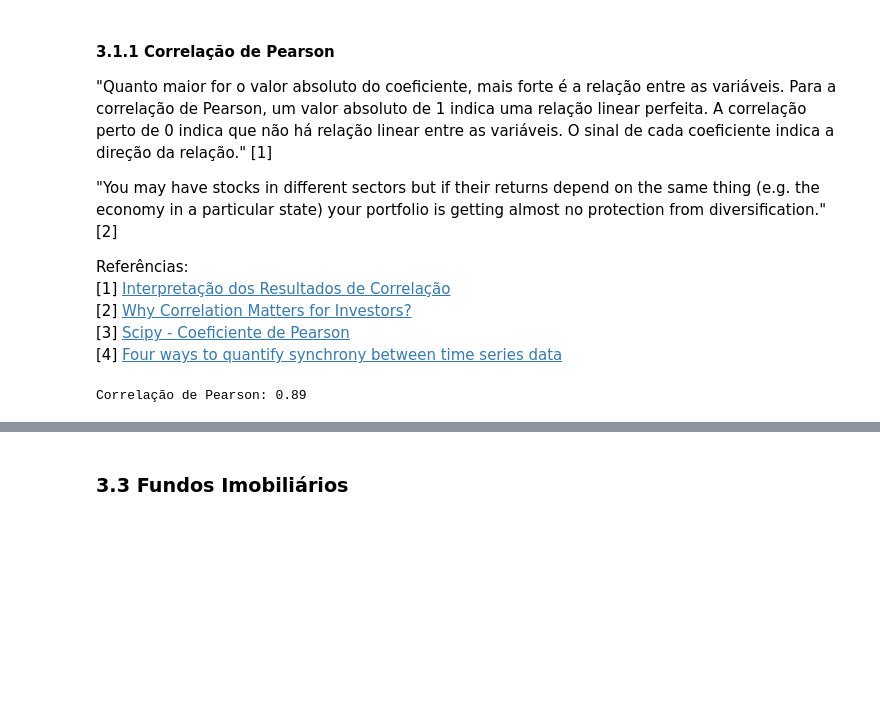
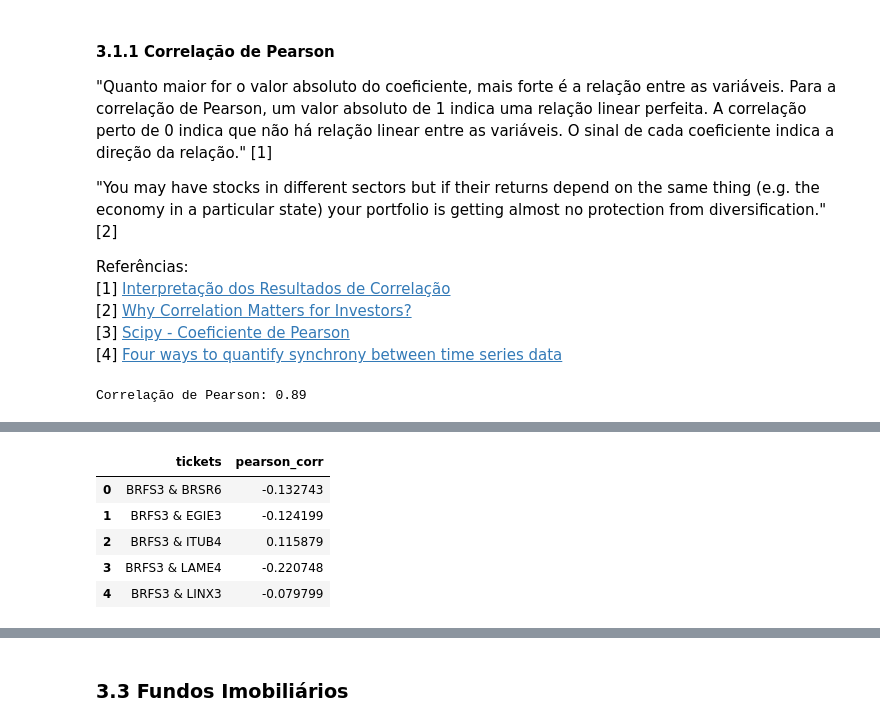
Before and after one commit to mso13/DataAnalysis-Ibovespa, a Jupyter notebook: src/Ibovespa Stocks Analysis.ipynb, the cells around one changed output, grey strips where cells are left out. Saved outputs shown, nothing was run; the diff lists cells and outputs as text; code cells hidden in the pictures; blank space fills up the shorter version.

```diff
--- a/src/Ibovespa Stocks Analysis.ipynb
+++ b/src/Ibovespa Stocks Analysis.ipynb
@@ -153,0 +207,35 @@ mglu3_19.head(4)
+# %%
+tickets_list = ['BRFS3', 'BRSR6', 'EGIE3', 'ITUB4', 'LAME4', 'LINX3', 'MGLU3', 'PETR4', 'USIM5', 'VALE3', 'VLID3', 'WEGE3']
+# %%
+corr_df = pd.DataFrame(columns=['tickets', 'pearson_corr'])
+
+for ticket in tickets_list:
+    for ticket2 in tickets_list:
+
+        if ticket != ticket2:
+
+            t1 = cotacao_da_empresa(ticket, '2017-01-01')
+            t2 = cotacao_da_empresa(ticket2, '2017-01-01')
+
+            r, p = stats.pearsonr(t1.dropna()['close'], t2.dropna()['close'])
+
+            #print ('Correlação entre {} e {}: {:.2f}'.format(ticket, ticket2, r))
+
+            tickets = [ticket, ticket2]
+            tickets.sort()
+
+            new_tickets = '{} & {}'.format(tickets[0], tickets[1])
+
+            if new_tickets not in corr_df['tickets'].values:
+
+                t_series = pd.Series([new_tickets, r], index = corr_df.columns)
+                corr_df = corr_df.append(t_series, ignore_index=True)
+# %%
+corr_df.head()
+# %% [output]
+|  | tickets | pearson_corr |
+| 0 | BRFS3 & BRSR6 | -0.132743 |
+| 1 | BRFS3 & EGIE3 | -0.124199 |
+| 2 | BRFS3 & ITUB4 | 0.115879 |
+| 3 | BRFS3 & LAME4 | -0.220748 |
+| 4 | BRFS3 & LINX3 | -0.079799 |
```
Also changed, not shown: parts of 27 cells of this notebook, 1 other file.
